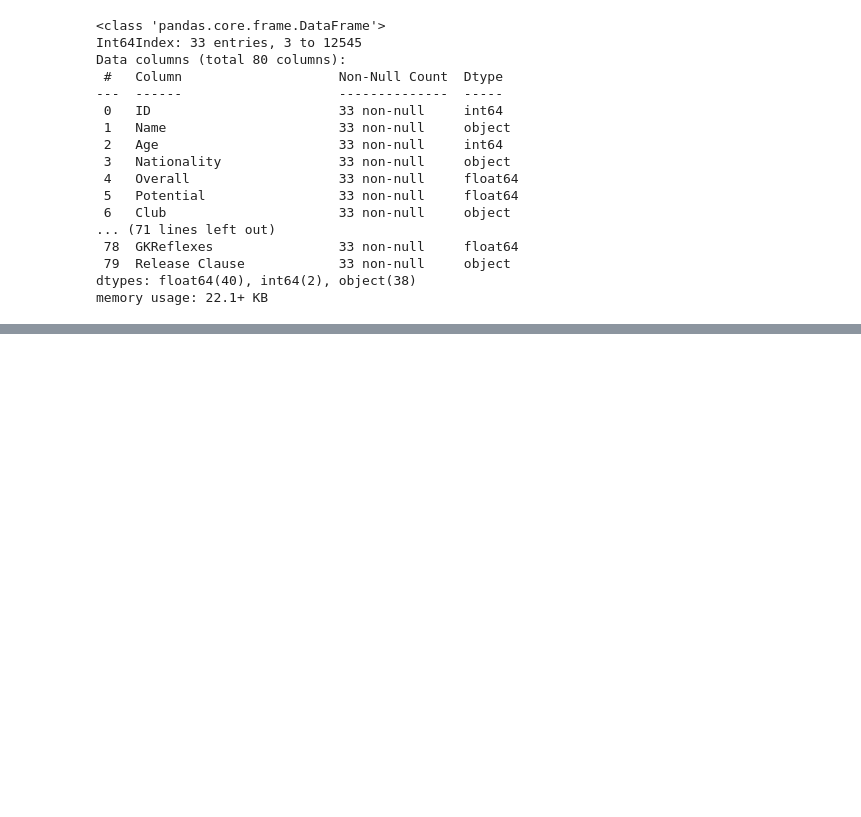
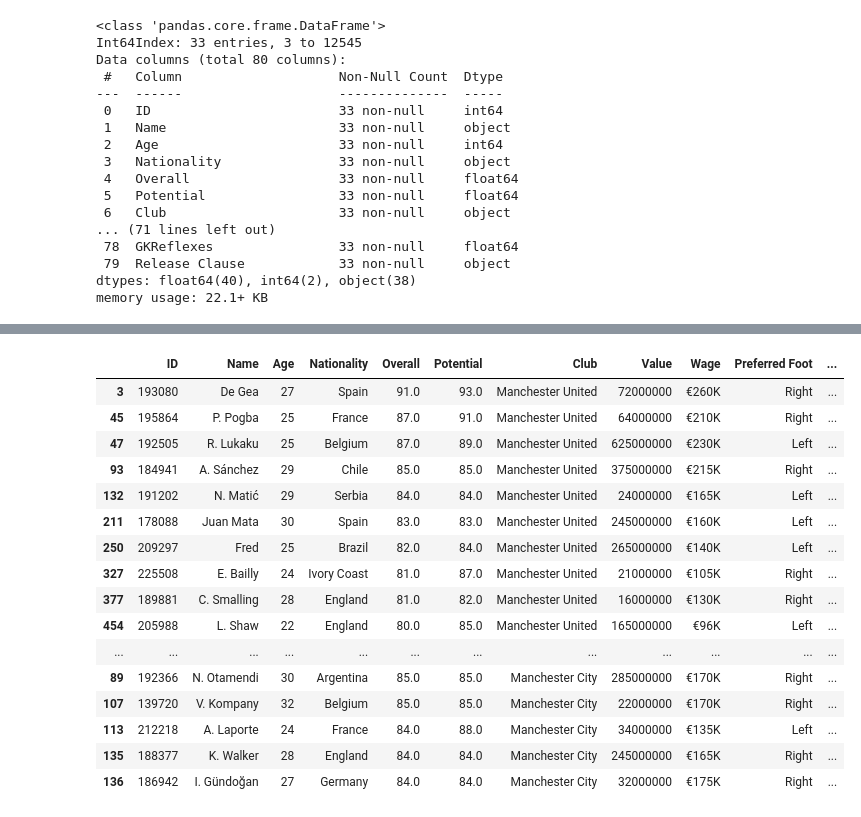
Before and after one commit to Jeong-Bin/DA-PROJECT, a Jupyter notebook: PROJECT_1 유럽 축구선수 분석.ipynb, the cells around one changed output, grey strips where cells are left out. Cells and saved outputs as stored; diff of their text form; code cells hidden in the pictures; blank space fills up the shorter version.

```diff
--- a/PROJECT_1 유럽 축구선수 분석.ipynb
+++ b/PROJECT_1 유럽 축구선수 분석.ipynb
@@ -256,0 +464,20 @@ memory usage: 22.1+ KB
+# %%
+df
+# %% [output]
+|  | ID | Name | Age | Nationality | Overall | Potential | Club | Value | Wage | Preferred Foot | ... |
+| 3 | 193080 | De Gea | 27 | Spain | 91.0 | 93.0 | Manchester United | 72000000 | €260K | Right | ... |
+| 45 | 195864 | P. Pogba | 25 | France | 87.0 | 91.0 | Manchester United | 64000000 | €210K | Right | ... |
+| 47 | 192505 | R. Lukaku | 25 | Belgium | 87.0 | 89.0 | Manchester United | 625000000 | €230K | Left | ... |
+| 93 | 184941 | A. Sánchez | 29 | Chile | 85.0 | 85.0 | Manchester United | 375000000 | €215K | Right | ... |
+| 132 | 191202 | N. Matić | 29 | Serbia | 84.0 | 84.0 | Manchester United | 24000000 | €165K | Left | ... |
+| 211 | 178088 | Juan Mata | 30 | Spain | 83.0 | 83.0 | Manchester United | 245000000 | €160K | Left | ... |
+| 250 | 209297 | Fred | 25 | Brazil | 82.0 | 84.0 | Manchester United | 265000000 | €140K | Left | ... |
+| 327 | 225508 | E. Bailly | 24 | Ivory Coast | 81.0 | 87.0 | Manchester United | 21000000 | €105K | Right | ... |
+| 377 | 189881 | C. Smalling | 28 | England | 81.0 | 82.0 | Manchester United | 16000000 | €130K | Right | ... |
+| 454 | 205988 | L. Shaw | 22 | England | 80.0 | 85.0 | Manchester United | 165000000 | €96K | Left | ... |
+| ... | ... | ... | ... | ... | ... | ... | ... | ... | ... | ... | ... |
+| 89 | 192366 | N. Otamendi | 30 | Argentina | 85.0 | 85.0 | Manchester City | 285000000 | €170K | Right | ... |
+| 107 | 139720 | V. Kompany | 32 | Belgium | 85.0 | 85.0 | Manchester City | 22000000 | €170K | Right | ... |
+| 113 | 212218 | A. Laporte | 24 | France | 84.0 | 88.0 | Manchester City | 34000000 | €135K | Left | ... |
+| 135 | 188377 | K. Walker | 28 | England | 84.0 | 84.0 | Manchester City | 245000000 | €165K | Right | ... |
+| 136 | 186942 | I. Gündoğan | 27 | Germany | 84.0 | 84.0 | Manchester City | 32000000 | €175K | Right | ... |
```
Also changed, not shown: parts of 31 cells of this notebook.
